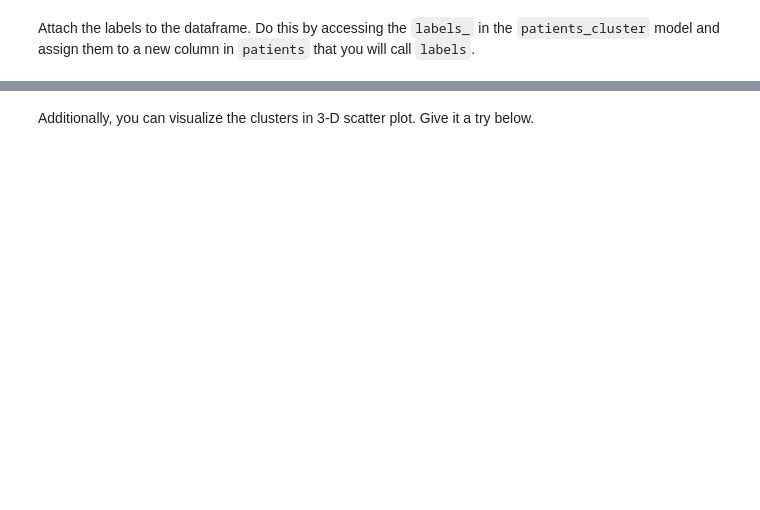
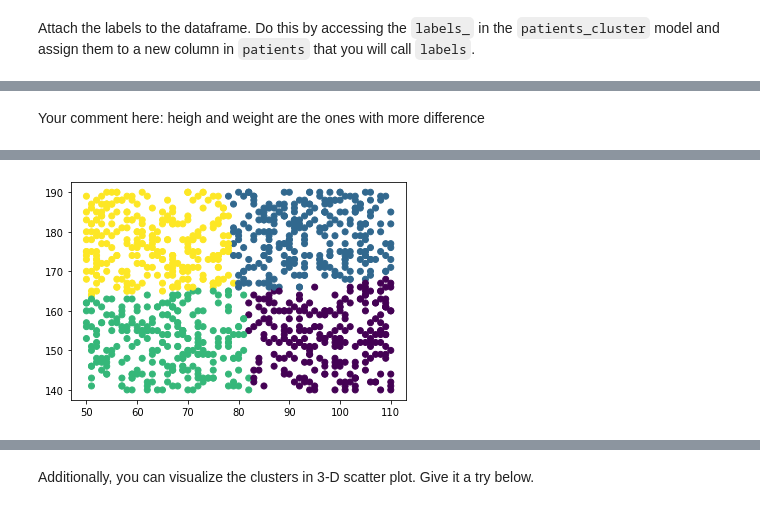
Before and after one commit to Ironhack-Data-Madrid-Enero-2022/lab-sklearn-and-unsupervised-learning, a Jupyter notebook: your-code/main.ipynb, the cells around one changed output, grey strips where cells are left out. Drawn from its saved outputs; the diff is of its cells as text; code cells hidden in the pictures; blank space fills up the shorter version.

```diff
--- a/your-code/main.ipynb
+++ b/your-code/main.ipynb
@@ -168,2 +407,4 @@ In the next cells, do the following:
+# %%
+patients.patient_gender = patients.patient_gender.apply(genderclean)
 # %% [markdown]
 Let's look at the head again to ensure the re-encoding and dropping are successful:
@@ -176,3 +422,5 @@ An interesting observation is that all patients are no older than 2 years. Howev
+# %%
+patients=patients.drop(columns=['patient_dob', 'appointment_date'])
 # %% [markdown]
 #### Our data is now ready for clustering. Let's use k-means again.
 
@@ -181,0 +428,3 @@ We start by initializing and fitting a model in the cell below. Call this model
+# %%
+patients_cluster=clusters.fit_predict(patients)
+patients_cluster[10:50]
@@ -185,0 +436,4 @@ Attach the labels to the dataframe. Do this by accessing the `labels_` in the `p
+# %%
+patients['labels']=patients_cluster
+
+patients.head()
@@ -196,3 +462,5 @@ Your comment here:
+# %% [markdown]
+Your comment here: heigh and weight are the ones with more difference
 # %% [markdown]
 # Bonus Challenge: Visualize K-Means Clusters
 
@@ -205,0 +472,6 @@ If the scatter plot does not make any sense to you, it means the features you ch
+# %%
+import pylab as plt
+plt.scatter(patients['patient_weight_kg'], patients['patient_height_sm'], c=patients_cluster)
+plt.show();
+# %% [output]
+[figure, added]
```
Also changed, not shown: parts of 69 cells of this notebook.
